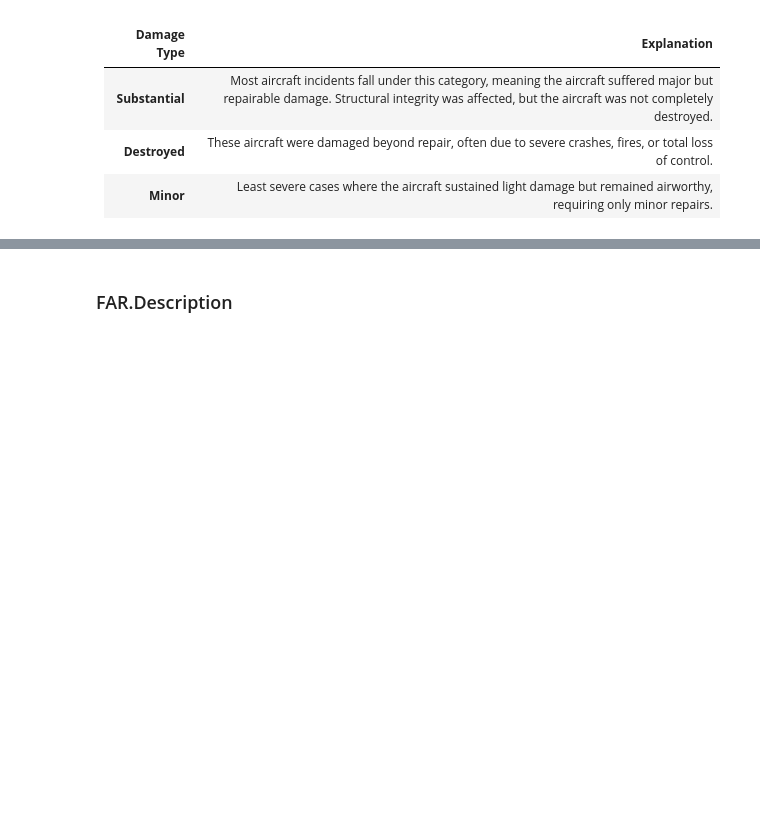
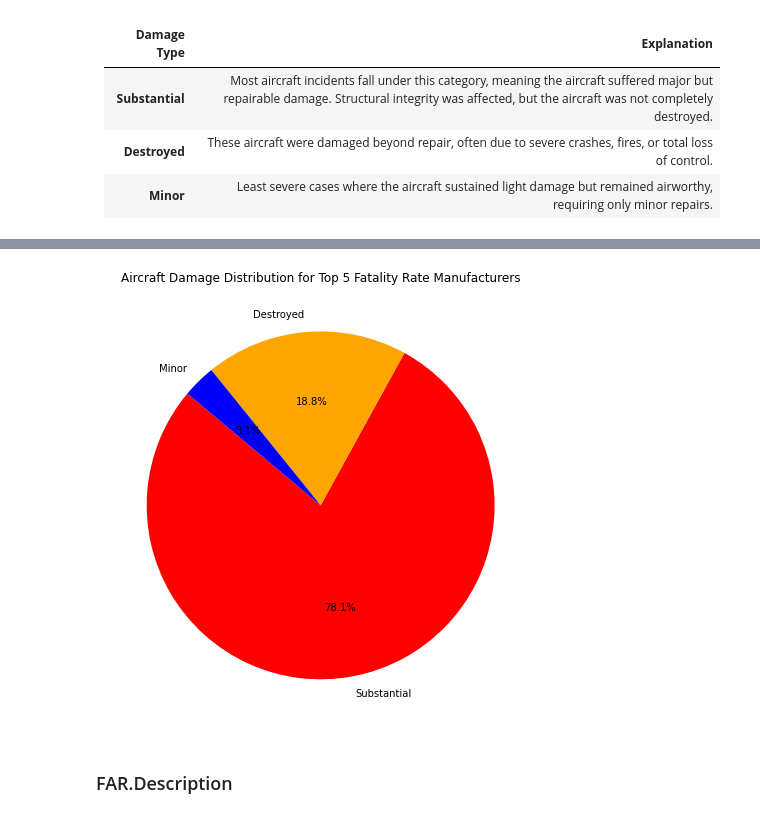
Before and after one commit to Lily-kwamboka/Aviation-Dataset-Analysis, a Jupyter notebook: Aviation.ipynb, the cells around one changed output, grey strips where cells are left out. Drawn from its saved outputs; the diff is of its cells as text; code cells hidden in the pictures; blank space fills up the shorter version.

```diff
--- a/Aviation.ipynb
+++ b/Aviation.ipynb
@@ -540,0 +690,4 @@ Name: Aircraft.damage, dtype: int64
+# %%
+#Filtering the main dataset to include only those manufacturers
+df_fatal_damage = df_relevant[df_relevant["Make_Model"].isin(best20_manufacturerers["Make_Model"])]
+df_fatal_damage
@@ -541,3 +712,20 @@ Name: Aircraft.damage, dtype: int64
+# %%
+#Grouping by aircraft damage count occurrences
+damage_counts = df_fatal_damage["Aircraft.damage"].value_counts()
+#Plotting the pie chart
+plt.figure(figsize=(8, 8))
+plt.pie(
+    damage_counts,
+    labels=damage_counts.index,
+    autopct="%1.1f%%",
+    colors=["red", "orange", "blue"],
+    startangle=140
+)
+
+plt.title("Aircraft Damage Distribution for Top 5 Fatality Rate Manufacturers")
+plt.show()
+# %% [output]
+[figure, added]
 # %% [markdown]
 ### FAR.Description
 # %%
```
Also changed, not shown: parts of 56 cells of this notebook.
